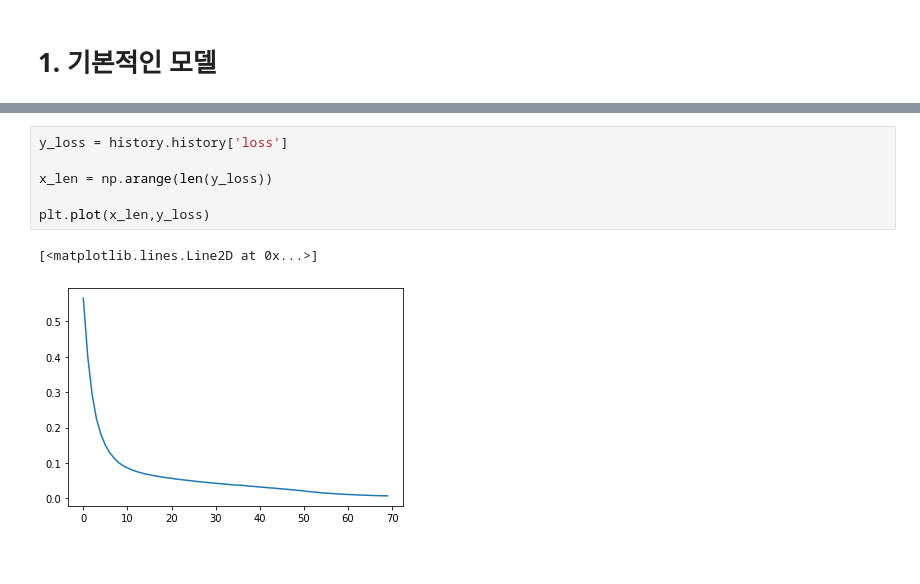
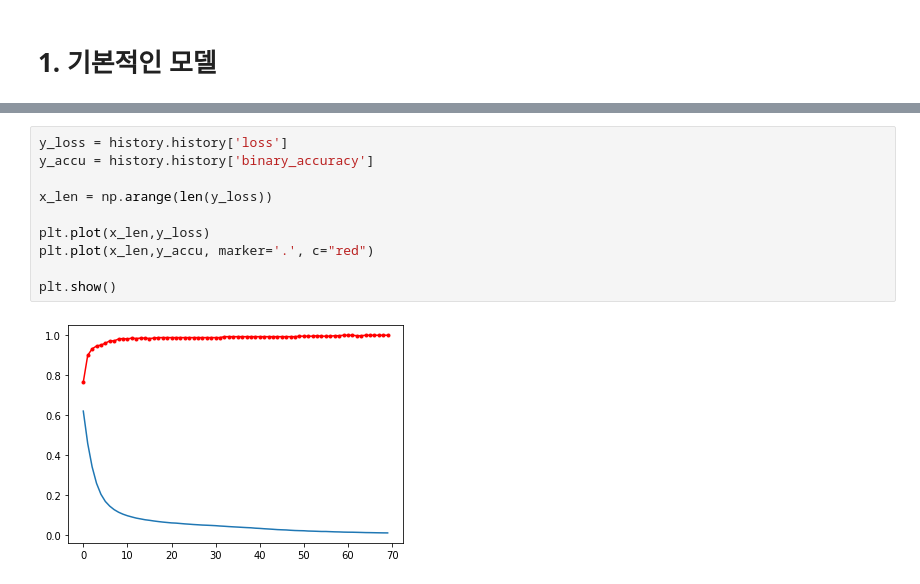
Before and after one commit to gundaminpde/2023-spring, a Jupyter notebook: 02_2_ANN.ipynb, the cells around one changed output, grey strips where cells are left out. Drawn from its saved outputs; the diff is of its cells as text; blank space fills up the shorter version.

```diff
--- a/02_2_ANN.ipynb
+++ b/02_2_ANN.ipynb
@@ -218,9 +219,12 @@ Epoch 70/70
 # %%
 y_loss = history.history['loss']
+y_accu = history.history['binary_accuracy']
 
 x_len = np.arange(len(y_loss))
 
 plt.plot(x_len,y_loss)
+plt.plot(x_len,y_accu, marker='.', c="red")
+
+plt.show()
 # %% [output]
-[<matplotlib.lines.Line2D at 0x...>]
-[figure, old version]
+[figure, new version]
```
Also changed, not shown: parts of 4 cells of this notebook.
